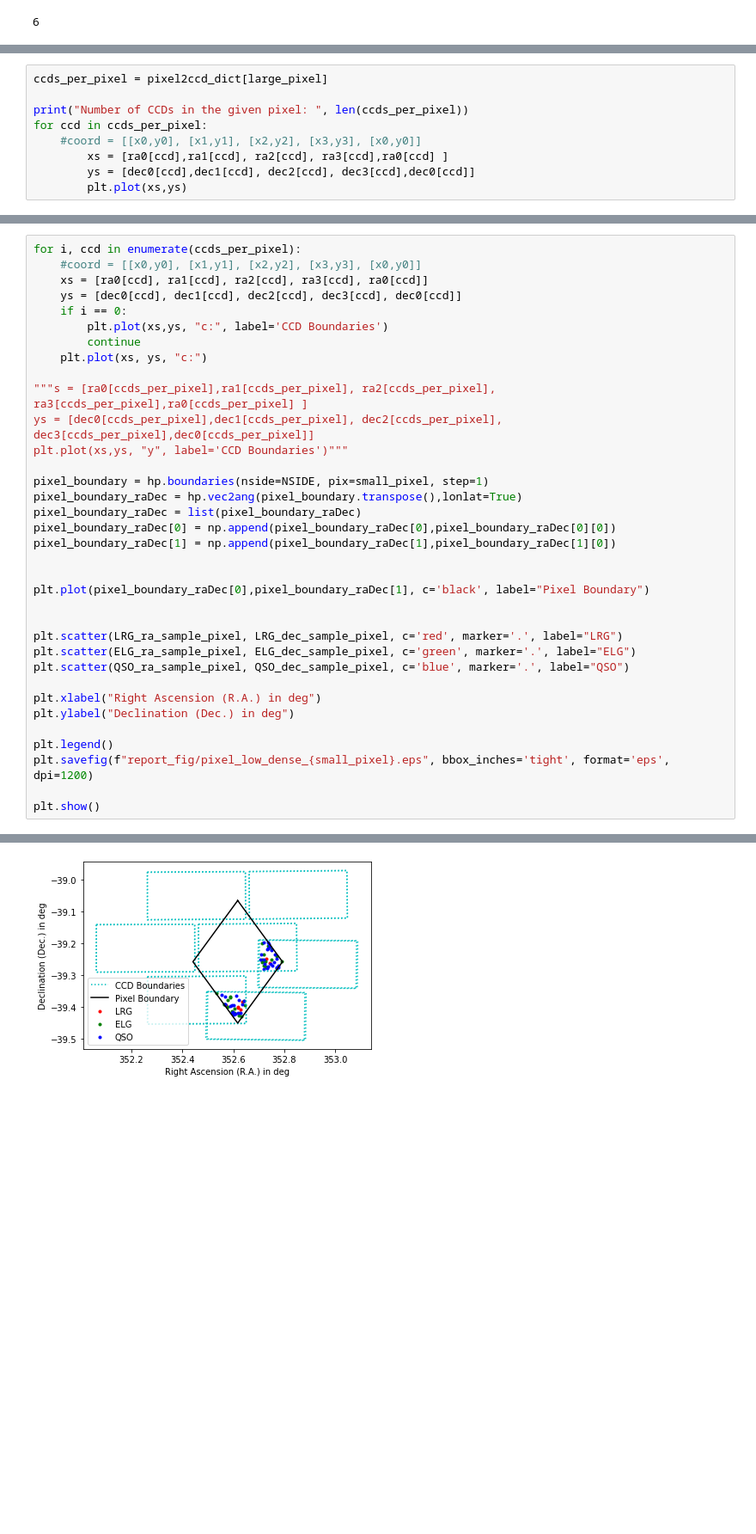
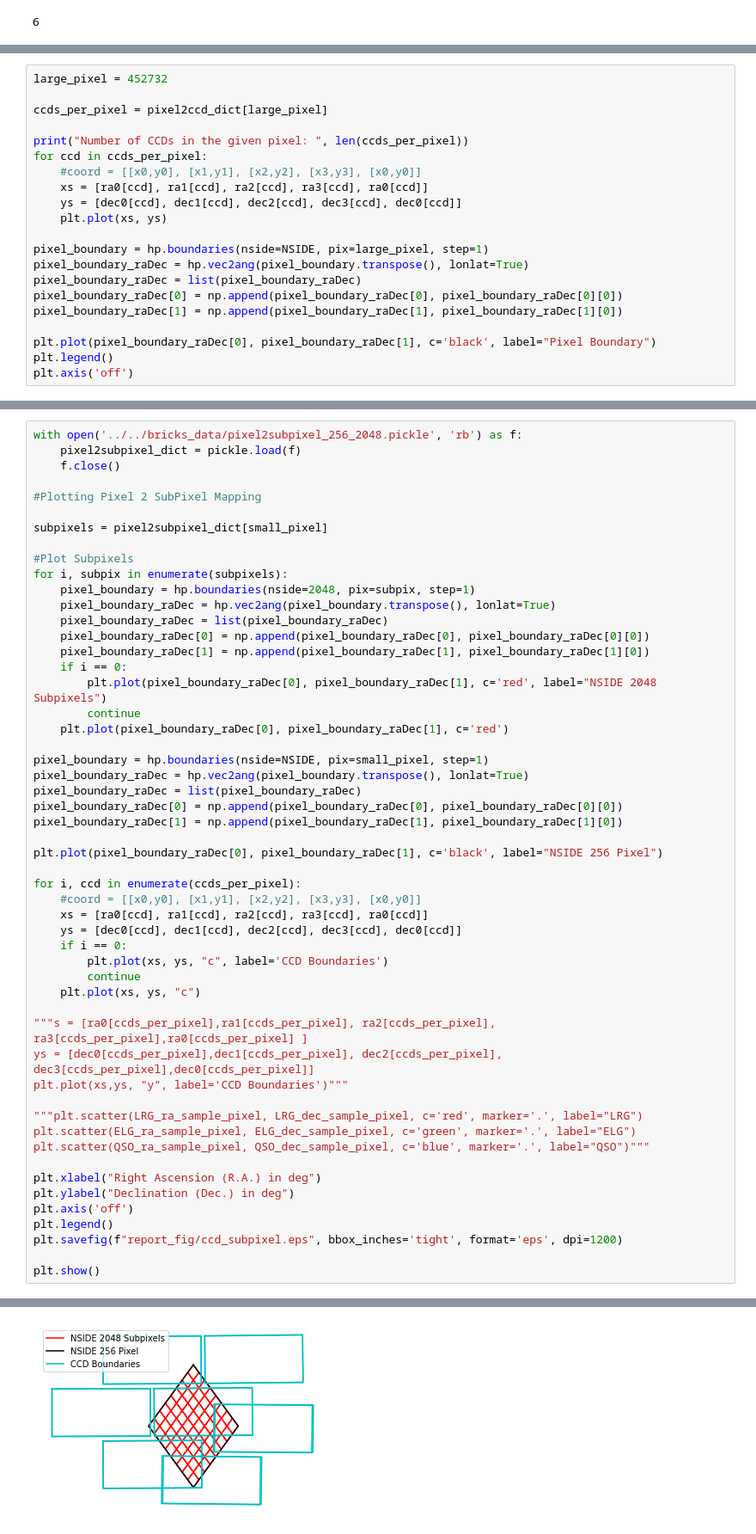
Before and after one commit to elleggert/astrostatistics, a Jupyter notebook: data_preprocessing/dataset_preparation/report_figs.ipynb, the cells around one changed output, grey strips where cells are left out. Shown at 86% size. Saved outputs shown, nothing was run; the diff lists cells and outputs as text; blank space fills up the shorter version.

Commit message:
More reporting files

```diff
--- a/data_preprocessing/dataset_preparation/report_figs.ipynb
+++ b/data_preprocessing/dataset_preparation/report_figs.ipynb
@@ -101,13 +96,25 @@ QSO_dec_sample_pixel = dec_QSO[QSO_in_sample_pixel]
 
 #Plotting an individual pixel
 # %%
+large_pixel = 452732
+
 ccds_per_pixel = pixel2ccd_dict[large_pixel]
 
 print("Number of CCDs in the given pixel: ", len(ccds_per_pixel))
 for ccd in ccds_per_pixel:
     #coord = [[x0,y0], [x1,y1], [x2,y2], [x3,y3], [x0,y0]]
-        xs = [ra0[ccd],ra1[ccd], ra2[ccd], ra3[ccd],ra0[ccd] ]
-        ys = [dec0[ccd],dec1[ccd], dec2[ccd], dec3[ccd],dec0[ccd]]
-        plt.plot(xs,ys)
+    xs = [ra0[ccd], ra1[ccd], ra2[ccd], ra3[ccd], ra0[ccd]]
+    ys = [dec0[ccd], dec1[ccd], dec2[ccd], dec3[ccd], dec0[ccd]]
+    plt.plot(xs, ys)
+
+pixel_boundary = hp.boundaries(nside=NSIDE, pix=large_pixel, step=1)
+pixel_boundary_raDec = hp.vec2ang(pixel_boundary.transpose(), lonlat=True)
+pixel_boundary_raDec = list(pixel_boundary_raDec)
+pixel_boundary_raDec[0] = np.append(pixel_boundary_raDec[0], pixel_boundary_raDec[0][0])
+pixel_boundary_raDec[1] = np.append(pixel_boundary_raDec[1], pixel_boundary_raDec[1][0])
+
+plt.plot(pixel_boundary_raDec[0], pixel_boundary_raDec[1], c='black', label="Pixel Boundary")
+plt.legend()
+plt.axis('off')
 # %% [output]
 Number of CCDs in the given pixel:  106
@@ -210,41 +207,59 @@ for ccd in ccds_per_pixel:
 Number of CCDs in the given pixel:  14
 [figure]
 # %%
+with open('../../bricks_data/pixel2subpixel_256_2048.pickle', 'rb') as f:
+    pixel2subpixel_dict = pickle.load(f)
+    f.close()
+
+#Plotting Pixel 2 SubPixel Mapping
+
+subpixels = pixel2subpixel_dict[small_pixel]
+
+#Plot Subpixels
+for i, subpix in enumerate(subpixels):
+    pixel_boundary = hp.boundaries(nside=2048, pix=subpix, step=1)
+    pixel_boundary_raDec = hp.vec2ang(pixel_boundary.transpose(), lonlat=True)
+    pixel_boundary_raDec = list(pixel_boundary_raDec)
+    pixel_boundary_raDec[0] = np.append(pixel_boundary_raDec[0], pixel_boundary_raDec[0][0])
+    pixel_boundary_raDec[1] = np.append(pixel_boundary_raDec[1], pixel_boundary_raDec[1][0])
+    if i == 0:
+        plt.plot(pixel_boundary_raDec[0], pixel_boundary_raDec[1], c='red', label="NSIDE 2048 Subpixels")
+        continue
+    plt.plot(pixel_boundary_raDec[0], pixel_boundary_raDec[1], c='red')
+
+pixel_boundary = hp.boundaries(nside=NSIDE, pix=small_pixel, step=1)
+pixel_boundary_raDec = hp.vec2ang(pixel_boundary.transpose(), lonlat=True)
+pixel_boundary_raDec = list(pixel_boundary_raDec)
+pixel_boundary_raDec[0] = np.append(pixel_boundary_raDec[0], pixel_boundary_raDec[0][0])
+pixel_boundary_raDec[1] = np.append(pixel_boundary_raDec[1], pixel_boundary_raDec[1][0])
+
+plt.plot(pixel_boundary_raDec[0], pixel_boundary_raDec[1], c='black', label="NSIDE 256 Pixel")
+
 for i, ccd in enumerate(ccds_per_pixel):
     #coord = [[x0,y0], [x1,y1], [x2,y2], [x3,y3], [x0,y0]]
     xs = [ra0[ccd], ra1[ccd], ra2[ccd], ra3[ccd], ra0[ccd]]
     ys = [dec0[ccd], dec1[ccd], dec2[ccd], dec3[ccd], dec0[ccd]]
     if i == 0:
-        plt.plot(xs,ys, "c:", label='CCD Boundaries')
+        plt.plot(xs, ys, "c", label='CCD Boundaries')
         continue
-    plt.plot(xs, ys, "c:")
+    plt.plot(xs, ys, "c")
 
 """s = [ra0[ccds_per_pixel],ra1[ccds_per_pixel], ra2[ccds_per_pixel], ra3[ccds_per_pixel],ra0[ccds_per_pixel] ]
 ys = [dec0[ccds_per_pixel],dec1[ccds_per_pixel], dec2[ccds_per_pixel], dec3[ccds_per_pixel],dec0[ccds_per_pixel]]
 plt.plot(xs,ys, "y", label='CCD Boundaries')"""
 
-pixel_boundary = hp.boundaries(nside=NSIDE, pix=small_pixel, step=1)
-pixel_boundary_raDec = hp.vec2ang(pixel_boundary.transpose(),lonlat=True)
-pixel_boundary_raDec = list(pixel_boundary_raDec)
-pixel_boundary_raDec[0] = np.append(pixel_boundary_raDec[0],pixel_boundary_raDec[0][0])
-pixel_boundary_raDec[1] = np.append(pixel_boundary_raDec[1],pixel_boundary_raDec[1][0])
-
-
-plt.plot(pixel_boundary_raDec[0],pixel_boundary_raDec[1], c='black', label="Pixel Boundary")
-
-
-plt.scatter(LRG_ra_sample_pixel, LRG_dec_sample_pixel, c='red', marker='.', label="LRG")
+"""plt.scatter(LRG_ra_sample_pixel, LRG_dec_sample_pixel, c='red', marker='.', label="LRG")
 plt.scatter(ELG_ra_sample_pixel, ELG_dec_sample_pixel, c='green', marker='.', label="ELG")
-plt.scatter(QSO_ra_sample_pixel, QSO_dec_sample_pixel, c='blue', marker='.', label="QSO")
+plt.scatter(QSO_ra_sample_pixel, QSO_dec_sample_pixel, c='blue', marker='.', label="QSO")"""
 
 plt.xlabel("Right Ascension (R.A.) in deg")
 plt.ylabel("Declination (Dec.) in deg")
-
+plt.axis('off')
 plt.legend()
-plt.savefig(f"report_fig/pixel_low_dense_{small_pixel}.eps", bbox_inches='tight', format='eps', dpi=1200)
+plt.savefig(f"report_fig/ccd_subpixel.eps", bbox_inches='tight', format='eps', dpi=1200)
 
 plt.show()
 # %% [output]
 The PostScript backend does not support transparency; partially transparent artists will be rendered opaque.
 The PostScript backend does not support transparency; partially transparent artists will be rendered opaque.
-[figure, old version]
+[figure, new version]
```
Also changed, not shown: parts of 45 cells of this notebook, 2 other files.
